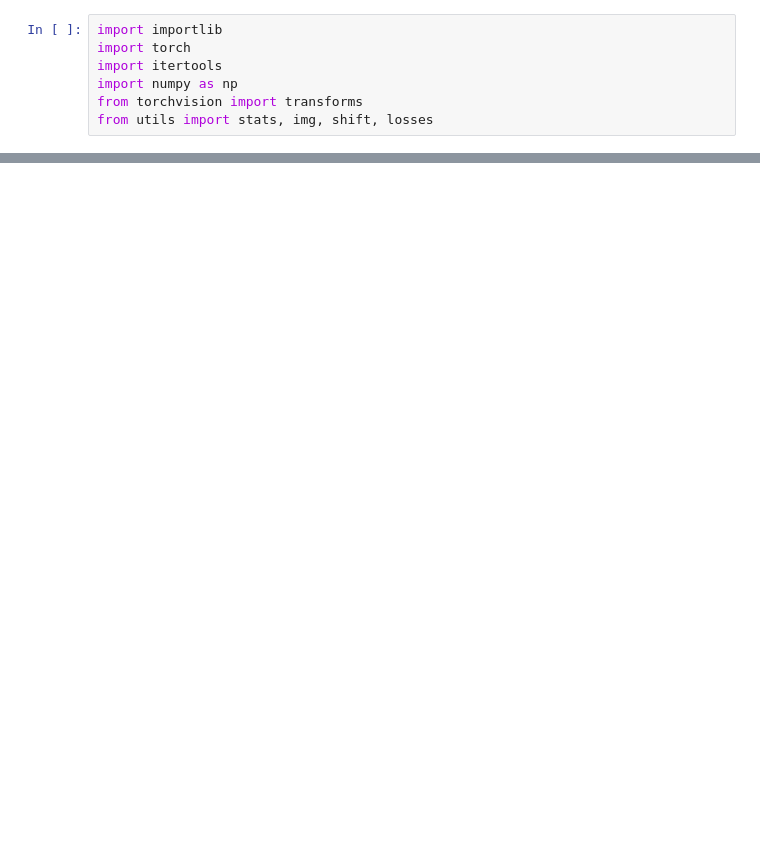
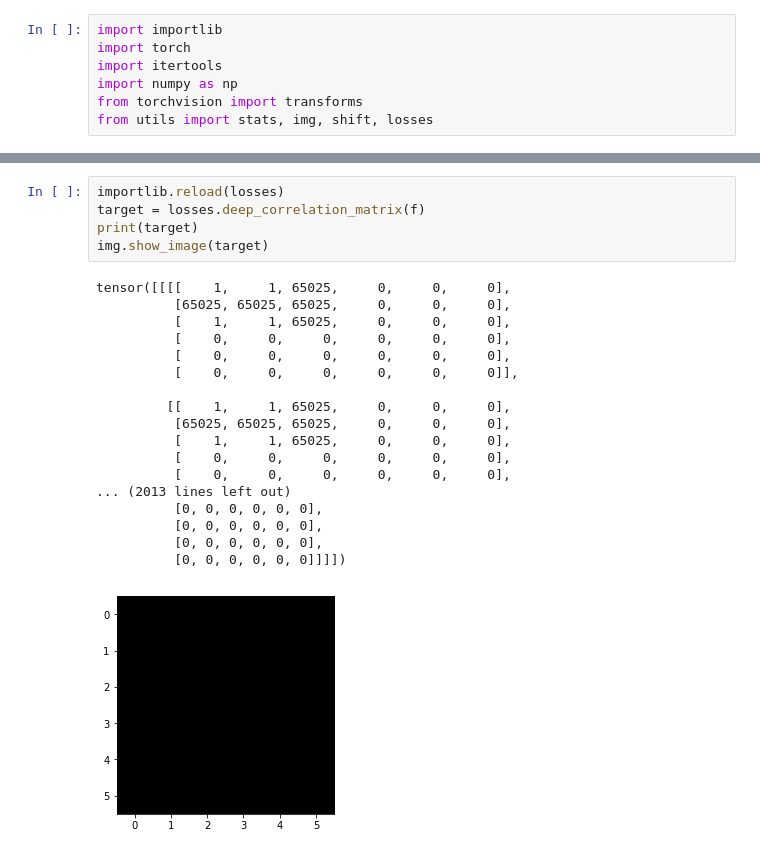
Before and after one commit to Lewington-pitsos/neural_synthesis, a Jupyter notebook: pad.ipynb, the cells around one changed output, grey strips where cells are left out. Saved outputs shown, nothing was run; the diff lists cells and outputs as text; blank space fills up the shorter version.

Commit message:
deep corr matrix acting weird

```diff
--- a/pad.ipynb
+++ b/pad.ipynb
@@ -29,0 +50,24 @@ tensor(176.5714, device='cuda:0', grad_fn=<AddBackward>)
+# %%
+importlib.reload(losses)
+target = losses.deep_correlation_matrix(f)
+print(target)
+img.show_image(target)
+# %% [output]
+tensor([[[[    1,     1, 65025,     0,     0,     0],
+          [65025, 65025, 65025,     0,     0,     0],
+          [    1,     1, 65025,     0,     0,     0],
+          [    0,     0,     0,     0,     0,     0],
+          [    0,     0,     0,     0,     0,     0],
+          [    0,     0,     0,     0,     0,     0]],
+
+         [[    1,     1, 65025,     0,     0,     0],
+          [65025, 65025, 65025,     0,     0,     0],
+          [    1,     1, 65025,     0,     0,     0],
+          [    0,     0,     0,     0,     0,     0],
+          [    0,     0,     0,     0,     0,     0],
+... (2013 lines left out)
+          [0, 0, 0, 0, 0, 0],
+          [0, 0, 0, 0, 0, 0],
+          [0, 0, 0, 0, 0, 0],
+          [0, 0, 0, 0, 0, 0]]]])
+[figure, added]
```
Also changed, not shown: parts of 5 cells of this notebook, 3 other files.
